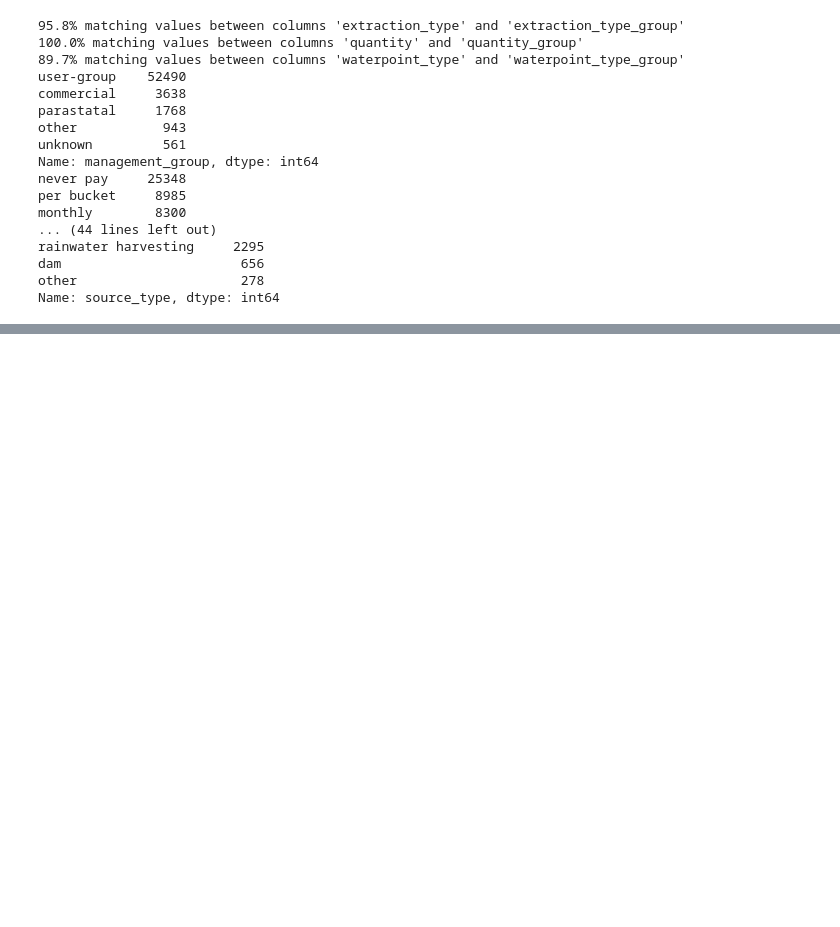
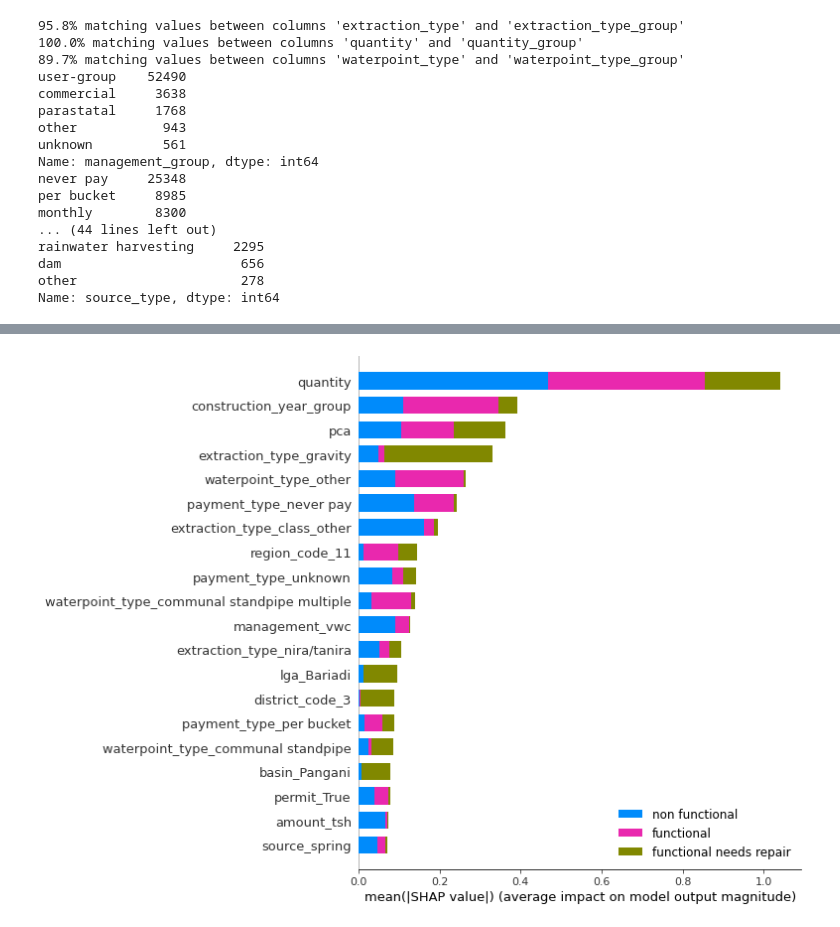
Before and after one commit to kikivanrongen/PredictiveMaintainance_WaterPumps, a Jupyter notebook: predictive_maintenance.ipynb, the cells around one changed output, grey strips where cells are left out. Cells and saved outputs as stored; diff of their text form; code cells hidden in the pictures; blank space fills up the shorter version.

```diff
--- a/predictive_maintenance.ipynb
+++ b/predictive_maintenance.ipynb
@@ -187,0 +202,4 @@ id
+# %%
+## set X (features) and y (target) -- saves time to do it now rather than after feature encoding
+y = water_pumps_df['status_group']
+X = water_pumps_df.drop(columns=['status_group'])
@@ -187,0 +271,11 @@ id
+# %%
+import shap
+
+# explain the model's predictions using SHAP
+explainer = shap.TreeExplainer(model)
+shap_values = explainer.shap_values(X)
+
+# visualize feature importance
+shap.summary_plot(shap_values, X, plot_type="bar", class_names=model.classes_)
+# %% [output]
+[figure, added]
```
Also changed, not shown: parts of 12 cells of this notebook.
